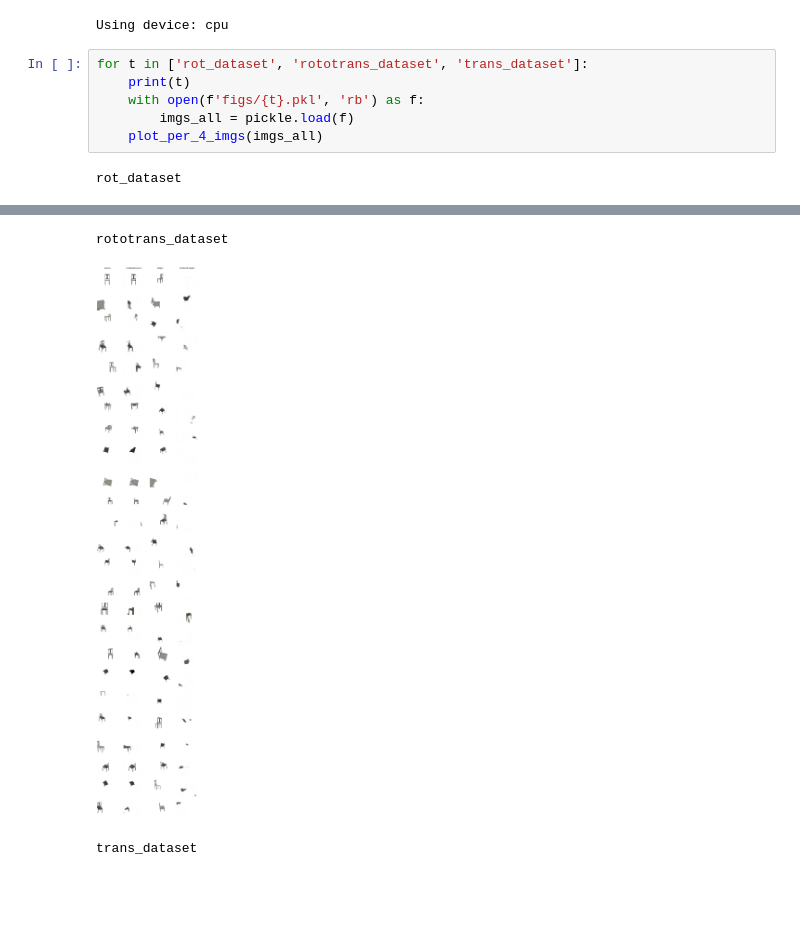
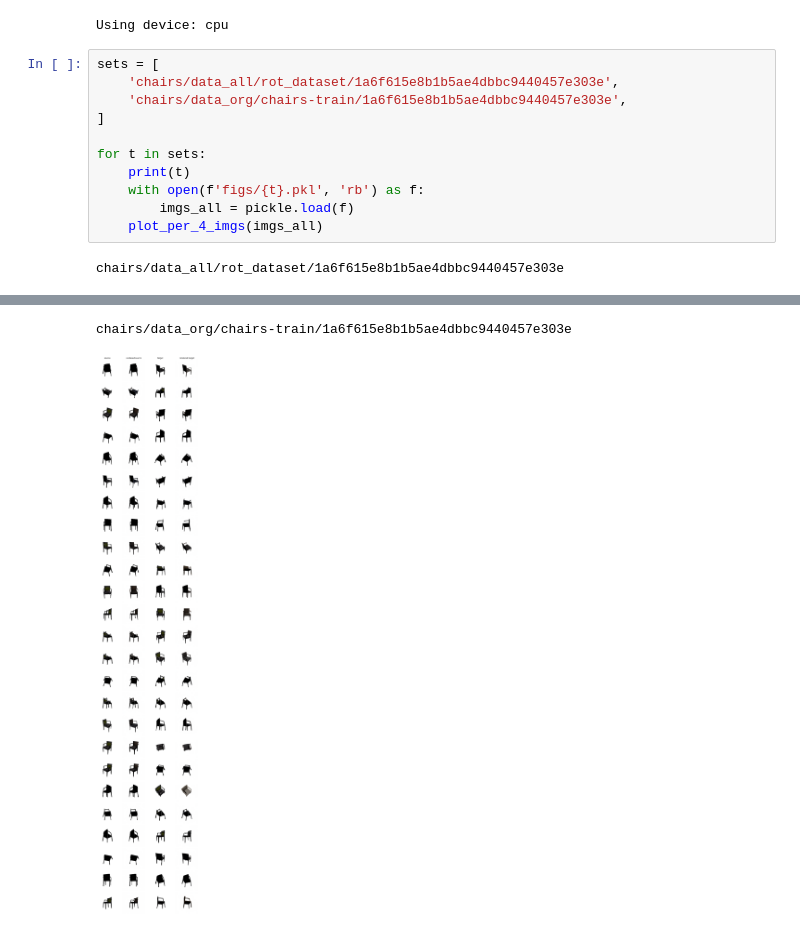
Before and after one commit to elidub/equiv-neural-rendering, a Jupyter notebook: test_blender.ipynb, the cells around one changed output, grey strips where cells are left out. Cells and saved outputs as stored; diff of their text form; blank space fills up the shorter version.

Commit message:
multigpu training results

```diff
--- a/test_blender.ipynb
+++ b/test_blender.ipynb
@@ -19,10 +19,15 @@ from test_blender import plot_per_4_imgs
 # %% [output]
 Using device: cpu
 # %%
-for t in ['rot_dataset', 'rototrans_dataset', 'trans_dataset']:
+sets = [
+    'chairs/data_all/rot_dataset/1a6f615e8b1b5ae4dbbc9440457e303e',
+    'chairs/data_org/chairs-train/1a6f615e8b1b5ae4dbbc9440457e303e',
+]
+
+for t in sets:
     print(t)
     with open(f'figs/{t}.pkl', 'rb') as f:
         imgs_all = pickle.load(f)
     plot_per_4_imgs(imgs_all)
 # %% [output]
-rot_dataset
+chairs/data_all/rot_dataset/1a6f615e8b1b5ae4dbbc9440457e303e
@@ -30,3 +35,2 @@ rot_dataset
-rototrans_dataset
+chairs/data_org/chairs-train/1a6f615e8b1b5ae4dbbc9440457e303e
-[figure, old version]
+[figure, new version]
-trans_dataset
```
Also changed, not shown: parts of 1 cell of this notebook, 23 other files.
